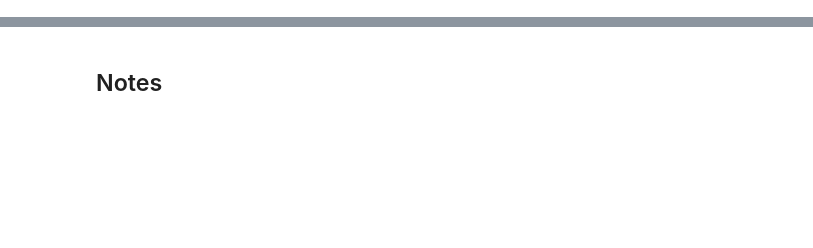
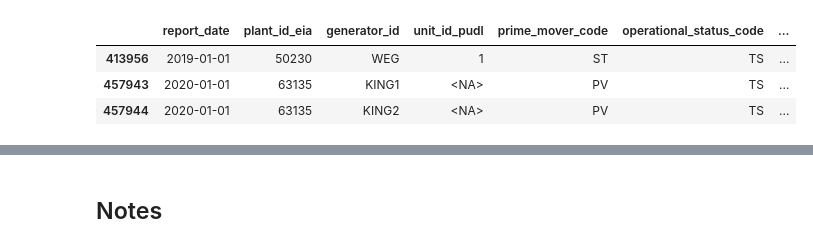
Before and after one commit to singularity-energy/open-grid-emissions, a Jupyter notebook: notebooks/work_in_progress/GH353_subplant_pipeline.ipynb, the cells around one changed output, grey strips where cells are left out. Saved outputs shown, nothing was run; the diff lists cells and outputs as text; code cells hidden in the pictures; blank space fills up the shorter version.

```diff
--- a/notebooks/work_in_progress/GH353_subplant_pipeline.ipynb
+++ b/notebooks/work_in_progress/GH353_subplant_pipeline.ipynb
@@ -70,0 +150,13 @@ complete_gens[
+# %%
+complete_gens[
+    (
+        (complete_gens["report_date"].dt.year >= earliest_validated_year)
+        & (complete_gens["report_date"].dt.year < latest_validated_year)
+        & (complete_gens["operational_status_code"].isin(["U", "V"]))
+    )
+]
+# %% [output]
+|  | report_date | plant_id_eia | generator_id | unit_id_pudl | prime_mover_code | operational_status_code | ... |
+| 413956 | 2019-01-01 | 50230 | WEG | 1 | ST | TS | ... |
+| 457943 | 2020-01-01 | 63135 | KING1 | <NA> | PV | TS | ... |
+| 457944 | 2020-01-01 | 63135 | KING2 | <NA> | PV | TS | ... |
```
Also changed, not shown: parts of 5 cells of this notebook, 2 other files.
